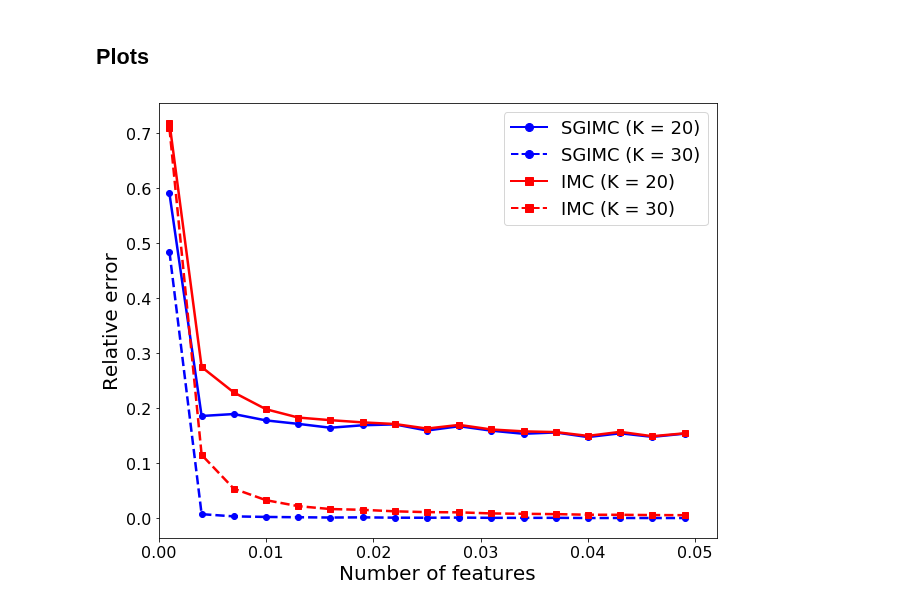
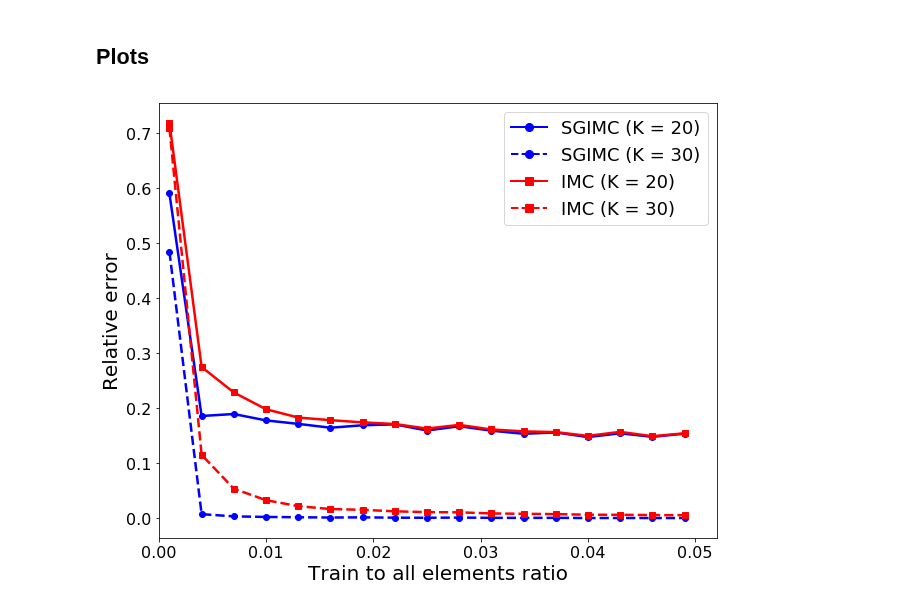
Before and after one commit to premolab/SGIMC, a Jupyter notebook: experiments/Number of instances for training.ipynb, the cells around one changed output. Drawn from its saved outputs; the diff is of its cells as text; code cells hidden in the pictures.

```diff
--- a/experiments/Number of instances for training.ipynb
+++ b/experiments/Number of instances for training.ipynb
@@ -165,32 +165,32 @@ imc_line_1 = mlines.Line2D([], [], color='red', marker='s', linewidth=2, linesty
 
 skip = 3
 _skip = 2
 
 # curves
 plt.plot(elements[::skip][::_skip], sgimc_losses[::skip][::_skip], 'b-', label='SGIMC (K = 20)', linewidth=2.5)
 plt.plot(elements[::skip][::_skip], sgimc_losses_1[::skip][::_skip], 'b--', label='SGIMC (K = 30)', linewidth=2.5)
 plt.plot(elements[::skip][::_skip], imc_losses[::_skip], 'r-', label='IMC (K = 20)', linewidth=2.5)
 plt.plot(elements[::skip][::_skip], imc_losses_1[::_skip], 'r--', label='IMC (K = 30)', linewidth=2.5)
 
 # dotes
 plt.plot(elements[::skip][::_skip], sgimc_losses[::skip][::_skip], 'bo', label='SGIMC (K = 20)', linewidth=2.5)
 plt.plot(elements[::skip][::_skip], sgimc_losses_1[::skip][::_skip], 'bo', label='SGIMC (K = 30)', linewidth=2.5)
 plt.plot(elements[::skip][::_skip], imc_losses[::_skip], 'rs', label='IMC (K = 20)', linewidth=2.5)
 plt.plot(elements[::skip][::_skip], imc_losses_1[::_skip], 'rs', label='IMC (K = 30)', linewidth=2.5)
 
 # specify axis limits and labels
 plt.xlim((0,0.052))
-plt.xlabel('Number of features', fontsize=20)
+plt.xlabel('Train to all elements ratio', fontsize=20)
 plt.ylabel('Relative error', fontsize=20)
 
 # ticks
 plt.xticks(fontsize=16)
 plt.yticks(fontsize=16)
 
 # legend
 plt.legend(handles=[sgimc_line, sgimc_line_1, imc_line, imc_line_1], fontsize=18, loc=1)
 # plt.savefig('/nmnt/media/home/boris/_IMC/SGIMC/plots/n_elem.pdf', dpi=200, bbox_inches='tight')
 
 plt.show()
 # %% [output]
-[figure, old version]
+[figure, new version]
```
Also changed, not shown: 1 other file.
